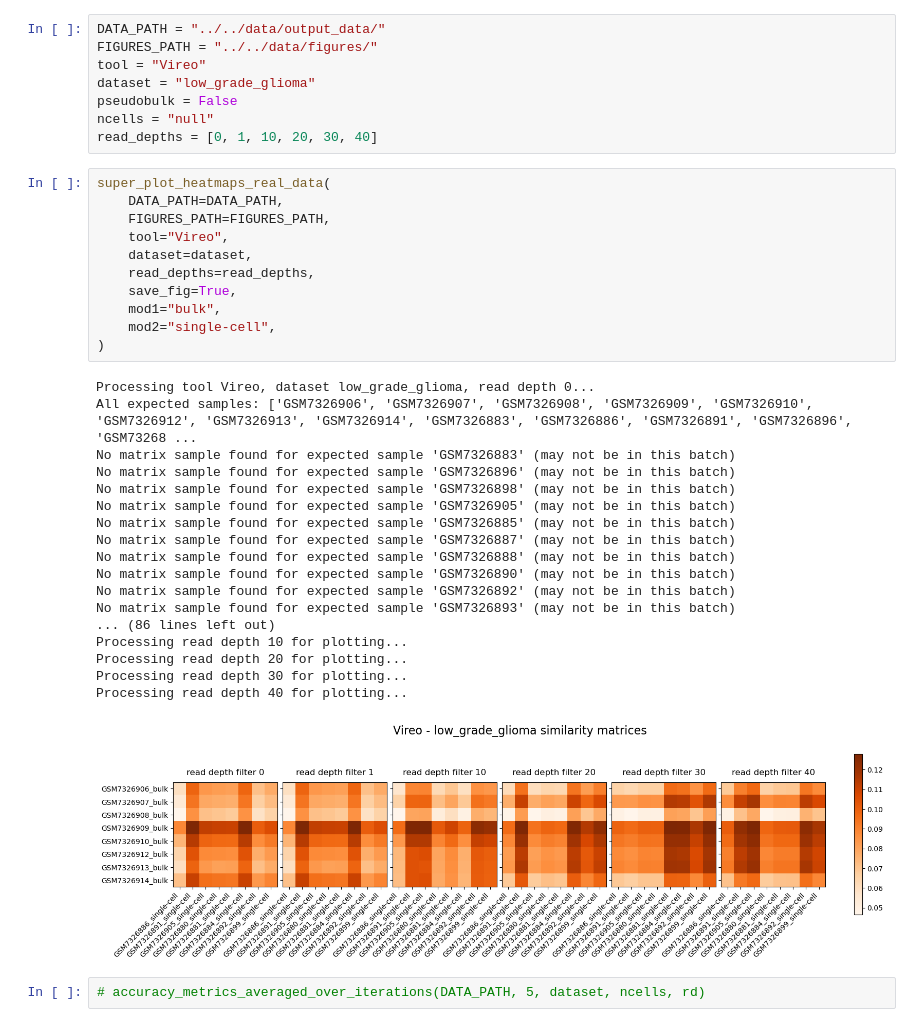
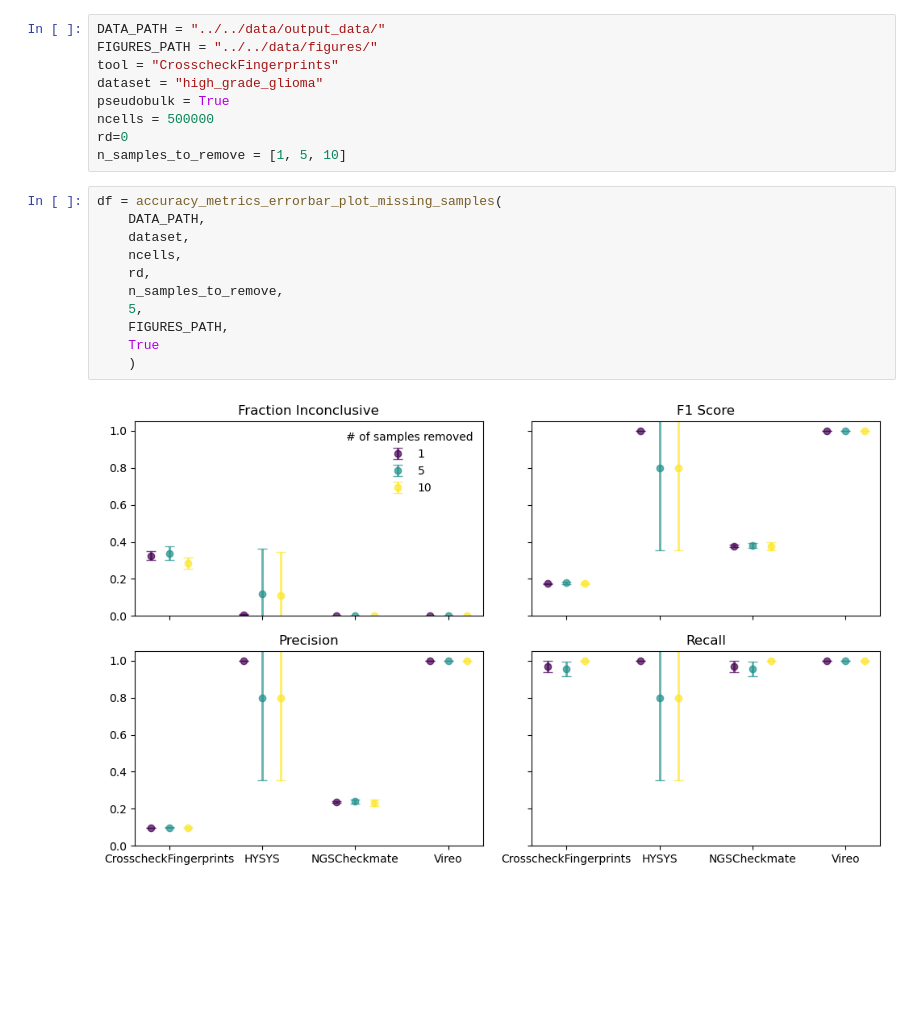
Before and after one commit to emma2207/hgsoc-reconstruction, a Jupyter notebook: sample_id_matching/scripts/experiment/crosscheck_analysis.ipynb, the cells around one changed output. Cells and saved outputs as stored; diff of their text form; blank space fills up the shorter version.

Commit message:
missing samples plot

```diff
--- a/sample_id_matching/scripts/experiment/crosscheck_analysis.ipynb
+++ b/sample_id_matching/scripts/experiment/crosscheck_analysis.ipynb
@@ -17,40 +25,22 @@ from visualization import (
 # %%
 DATA_PATH = "../../data/output_data/"
 FIGURES_PATH = "../../data/figures/"
-tool = "Vireo"
-dataset = "low_grade_glioma"
-pseudobulk = False
-ncells = "null"
-read_depths = [0, 1, 10, 20, 30, 40]
+tool = "CrosscheckFingerprints"
+dataset = "high_grade_glioma"
+pseudobulk = True
+ncells = 500000
+rd=0
+n_samples_to_remove = [1, 5, 10]
-# %%
-super_plot_heatmaps_real_data(
-    DATA_PATH=DATA_PATH,
-    FIGURES_PATH=FIGURES_PATH,
-    tool="Vireo",
-    dataset=dataset,
-    read_depths=read_depths,
-    save_fig=True,
-    mod1="bulk",
-    mod2="single-cell",
-)
-# %% [output]
-Processing tool Vireo, dataset low_grade_glioma, read depth 0...
-All expected samples: ['GSM7326906', 'GSM7326907', 'GSM7326908', 'GSM7326909', 'GSM7326910', 'GSM7326912', 'GSM7326913', 'GSM7326914', 'GSM7326883', 'GSM7326886', 'GSM7326891', 'GSM7326896', 'GSM73268 ...
-No matrix sample found for expected sample 'GSM7326883' (may not be in this batch)
-No matrix sample found for expected sample 'GSM7326896' (may not be in this batch)
-No matrix sample found for expected sample 'GSM7326898' (may not be in this batch)
-No matrix sample found for expected sample 'GSM7326905' (may not be in this batch)
-No matrix sample found for expected sample 'GSM7326885' (may not be in this batch)
-No matrix sample found for expected sample 'GSM7326887' (may not be in this batch)
-No matrix sample found for expected sample 'GSM7326888' (may not be in this batch)
-No matrix sample found for expected sample 'GSM7326890' (may not be in this batch)
-No matrix sample found for expected sample 'GSM7326892' (may not be in this batch)
-No matrix sample found for expected sample 'GSM7326893' (may not be in this batch)
-... (86 lines left out)
-Processing read depth 10 for plotting...
-Processing read depth 20 for plotting...
-Processing read depth 30 for plotting...
-Processing read depth 40 for plotting...
-[figure, removed]
-# %%
-# accuracy_metrics_averaged_over_iterations(DATA_PATH, 5, dataset, ncells, rd)
+# %%
+df = accuracy_metrics_errorbar_plot_missing_samples(
+    DATA_PATH,
+    dataset,
+    ncells,
+    rd,
+    n_samples_to_remove,
+    5,
+    FIGURES_PATH,
+    True
+    )
+# %% [output]
+[figure, added]
```
Also changed, not shown: parts of 1 cell of this notebook, 2 other files.
